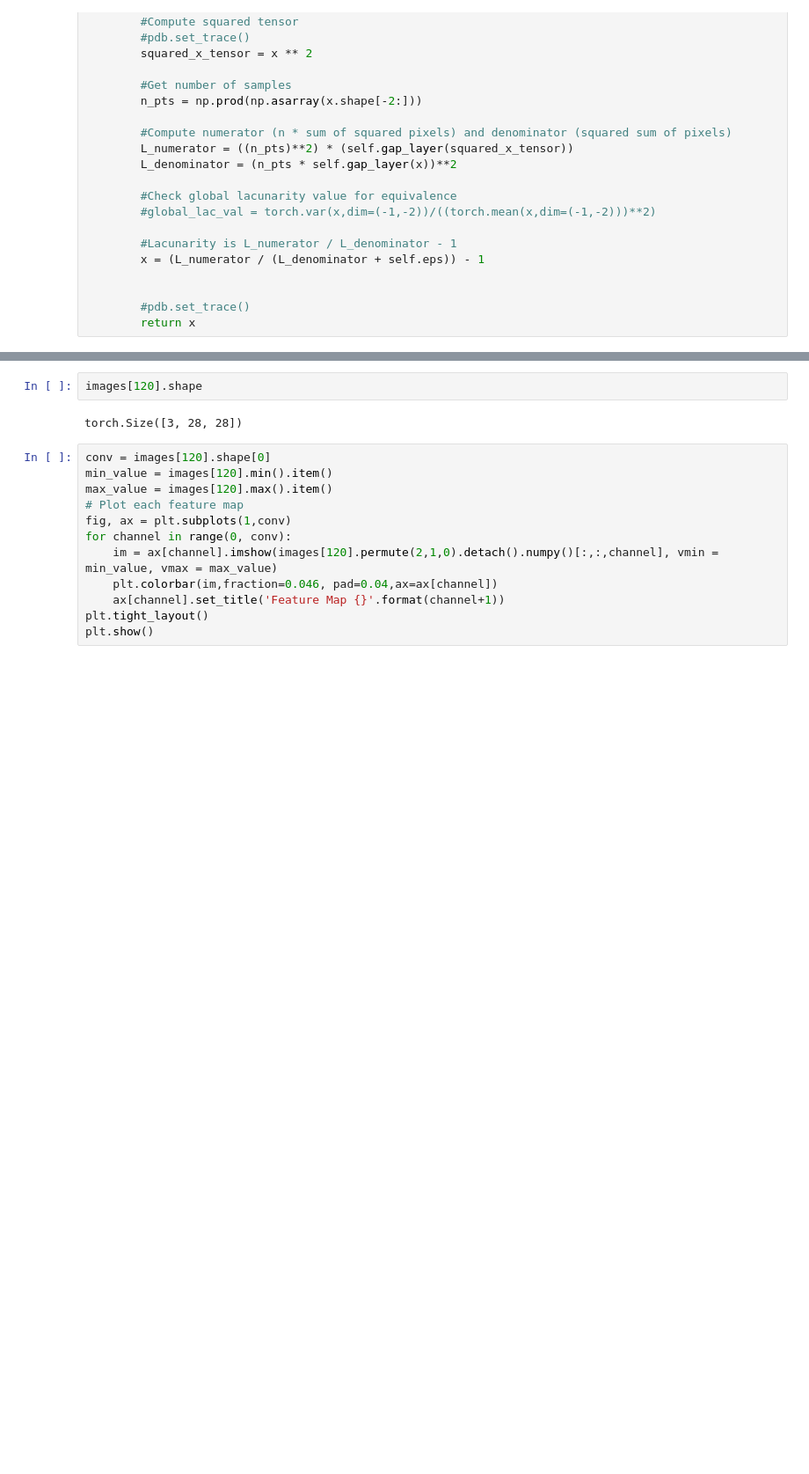
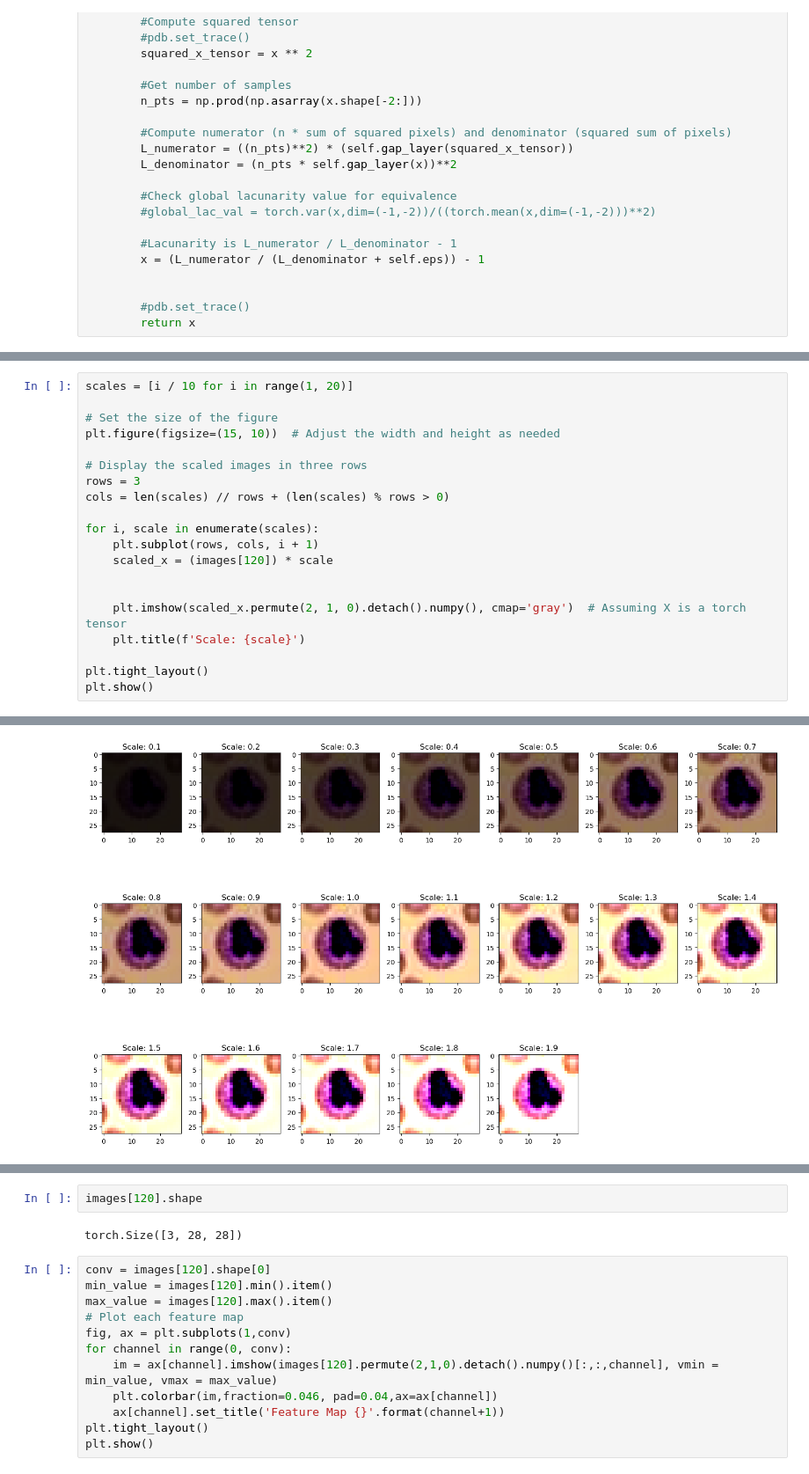
Before and after one commit to Advanced-Vision-and-Learning-Lab/2024_V4A_Lacunarity_Pooling_Layer, a Jupyter notebook: Utils/playground.ipynb, the cells around one changed output, grey strips where cells are left out. Shown: that part at 88% size. Cells and saved outputs as stored; diff of their text form; blank space fills up the shorter version.

Commit message:
Added Scaled Lacunarity

```diff
--- a/Utils/playground.ipynb
+++ b/Utils/playground.ipynb
@@ -438,0 +519,21 @@ class Global_Lacunarity(nn.Module):
+# %%
+scales = [i / 10 for i in range(1, 20)]
+
+# Set the size of the figure
+plt.figure(figsize=(15, 10))  # Adjust the width and height as needed
+
+# Display the scaled images in three rows
+rows = 3
+cols = len(scales) // rows + (len(scales) % rows > 0)
+
+for i, scale in enumerate(scales):
+    plt.subplot(rows, cols, i + 1)
+    scaled_x = (images[120]) * scale
+
+
+    plt.imshow(scaled_x.permute(2, 1, 0).detach().numpy(), cmap='gray')  # Assuming X is a torch tensor
+    plt.title(f'Scale: {scale}')
+
+plt.tight_layout()
+plt.show()
+# %% [output]
@@ -438,0 +559 @@ class Global_Lacunarity(nn.Module):
+[figure, added]
```
Also changed, not shown: parts of 23 cells of this notebook, 8 other files.
